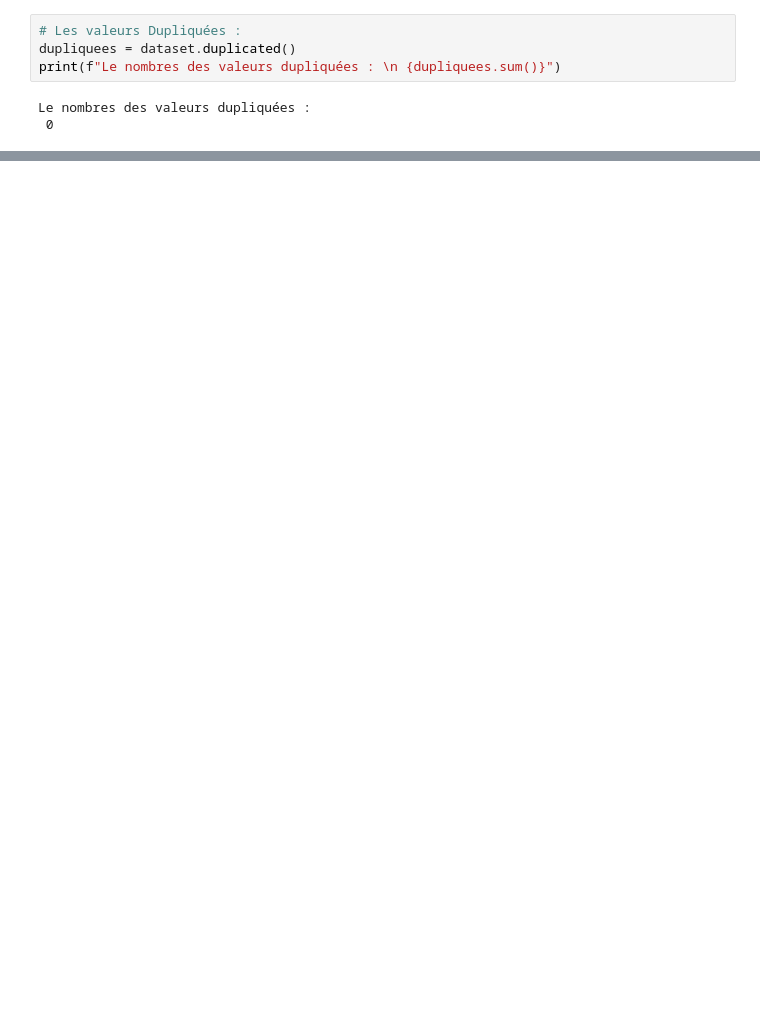
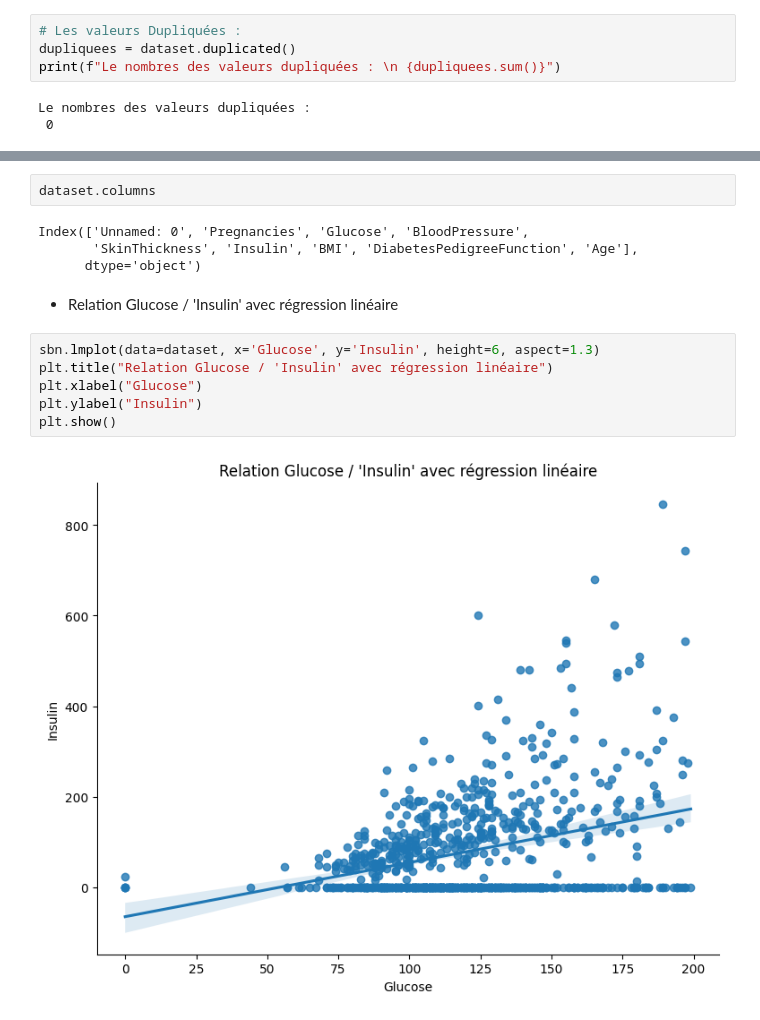
Before and after one commit to bouchramilo/Analysis_and_Prediction_of_the_Risk_of_Diabetes, a Jupyter notebook: EDA.ipynb, the cells around one changed output, grey strips where cells are left out. Cells and saved outputs as stored; diff of their text form; blank space fills up the shorter version.

```diff
--- a/EDA.ipynb
+++ b/EDA.ipynb
@@ -122,0 +232,16 @@ Le nombres des valeurs dupliquées :
+# %%
+dataset.columns
+# %% [output]
+Index(['Unnamed: 0', 'Pregnancies', 'Glucose', 'BloodPressure',
+       'SkinThickness', 'Insulin', 'BMI', 'DiabetesPedigreeFunction', 'Age'],
+      dtype='object')
+# %% [markdown]
+* Relation Glucose / 'Insulin' avec régression linéaire
+# %%
+sbn.lmplot(data=dataset, x='Glucose', y='Insulin', height=6, aspect=1.3)
+plt.title("Relation Glucose / 'Insulin' avec régression linéaire")
+plt.xlabel("Glucose")
+plt.ylabel("Insulin")
+plt.show()
+# %% [output]
+[figure, added]
```
Also changed, not shown: parts of 16 cells of this notebook.
